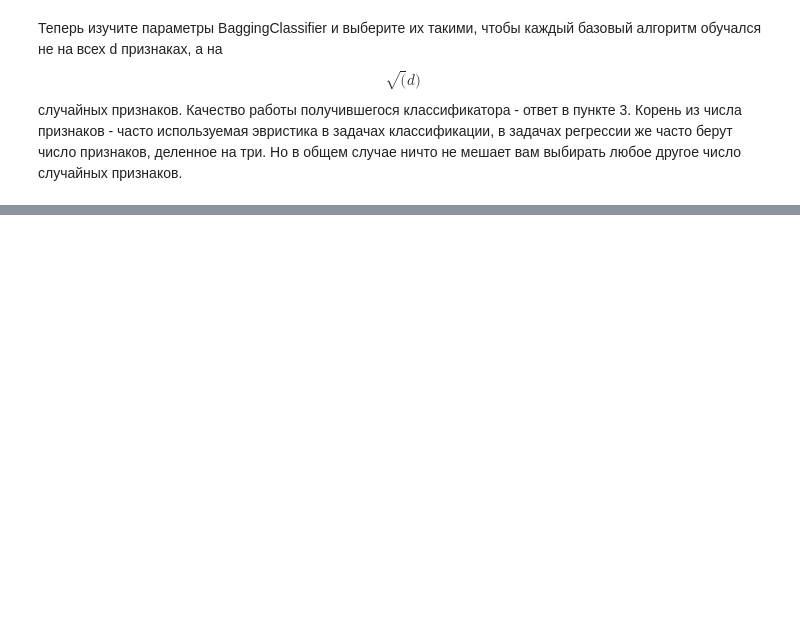
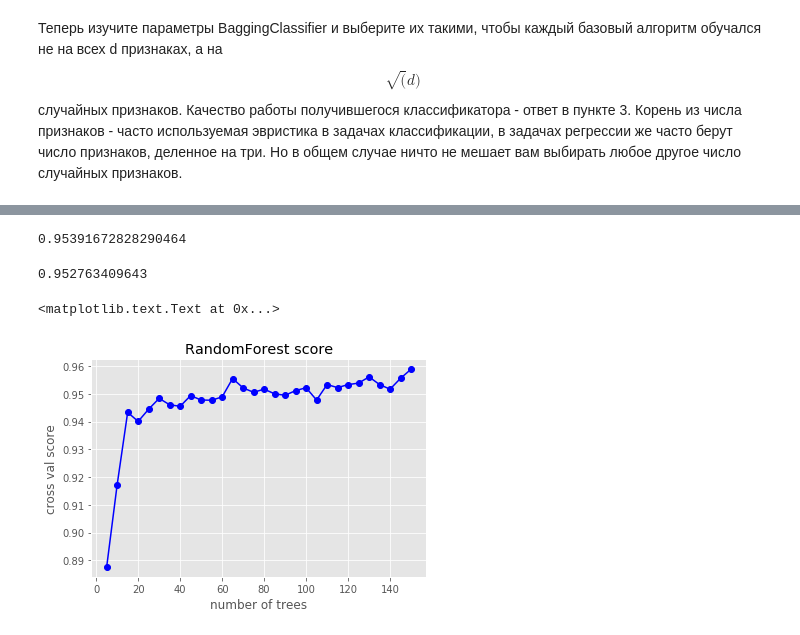
Before and after one commit to evn58/coursera_ml_yandex, a Jupyter notebook: 2.supervised-learning/Homeworks/week4/bagging_and_randomforest.ipynb, the cells around one changed output, grey strips where cells are left out. Saved outputs shown, nothing was run; the diff lists cells and outputs as text; code cells hidden in the pictures; blank space fills up the shorter version.

```diff
--- a/2.supervised-learning/Homeworks/week4/bagging_and_randomforest.ipynb
+++ b/2.supervised-learning/Homeworks/week4/bagging_and_randomforest.ipynb
@@ -55,0 +65,2 @@ clf =  BaggingClassifier()
+# %%
+cnt_features = int(X.shape[1] ** 0.5)
@@ -55,0 +77,33 @@ clf =  BaggingClassifier()
+# %%
+from sklearn.ensemble import RandomForestClassifier
+clf = RandomForestClassifier(n_estimators=100)
+# %%
+cross_val_score(clf, X, Y, scoring="accuracy", cv = 10).mean()
+# %% [output]
+0.95391672828290464
+# %%
+param_grid ={
+    'n_estimators': np.linspace(5, 150, 30, dtype=int),
+    'max_features': np.linspace(5, 60, 12, dtype=int),
+    'max_depth' : np.linspace(1, 150, 150, dtype=int),
+}
+clf_random_forest = RandomForestClassifier(n_estimators=100, max_features=cnt_features)
+clf_random_forest.fit(X, Y)
+print(cross_val_score(clf_random_forest, X, Y, cv=10, n_jobs=1).mean())
+# %% [output]
+0.952763409643
+# %%
+#Анализ алгоритма при изменении количества деревьев
+cross_val_cnt_trees = []
+for n_estimator in param_grid['n_estimators']:
+    clf = RandomForestClassifier(n_estimators=n_estimator, max_features=cnt_features)
+    clf.fit(X, Y)
+    cross_val_cnt_trees.append( cross_val_score(clf, X, Y, cv=10).mean() )
+# %%
+plt.plot(param_grid['n_estimators'], cross_val_cnt_trees, 'b-o')
+plt.xlabel('number of trees')
+plt.ylabel('cross val score')
+plt.title('RandomForest score')
+# %% [output]
+<matplotlib.text.Text at 0x...>
+[figure, added]
```
Also changed, not shown: parts of 13 cells of this notebook, 5 other files.
